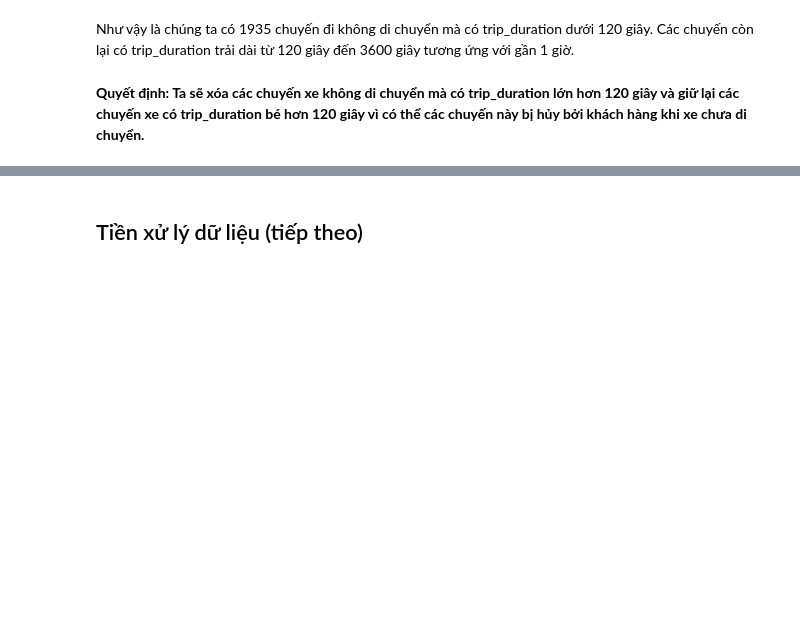
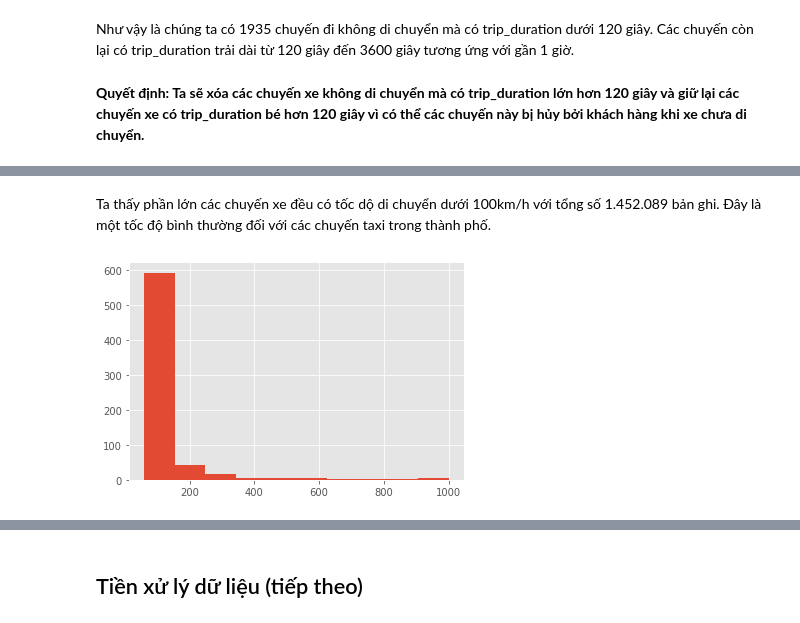
Before and after one commit to trunghq0205/Python4DS, a Jupyter notebook: final_project_report.ipynb, the cells around one changed output, grey strips where cells are left out. Cells and saved outputs as stored; diff of their text form; code cells hidden in the pictures; blank space fills up the shorter version.

```diff
--- a/final_project_report.ipynb
+++ b/final_project_report.ipynb
@@ -470,0 +496,6 @@ Như vậy là chúng ta có 1935 chuyến đi không di chuyển mà có trip_d
+# %% [markdown]
+Ta thấy phần lớn các chuyến xe đều có tốc dộ di chuyển dưới 100km/h với tổng số 1.452.089 bản ghi. Đây là một tốc độ bình thường đối với các chuyến taxi trong thành phố.
+# %%
+plt.hist(taxi_df["speed"], range=(60, 1000));
+# %% [output]
+[figure, added]
```
Also changed, not shown: parts of 88 cells of this notebook.
